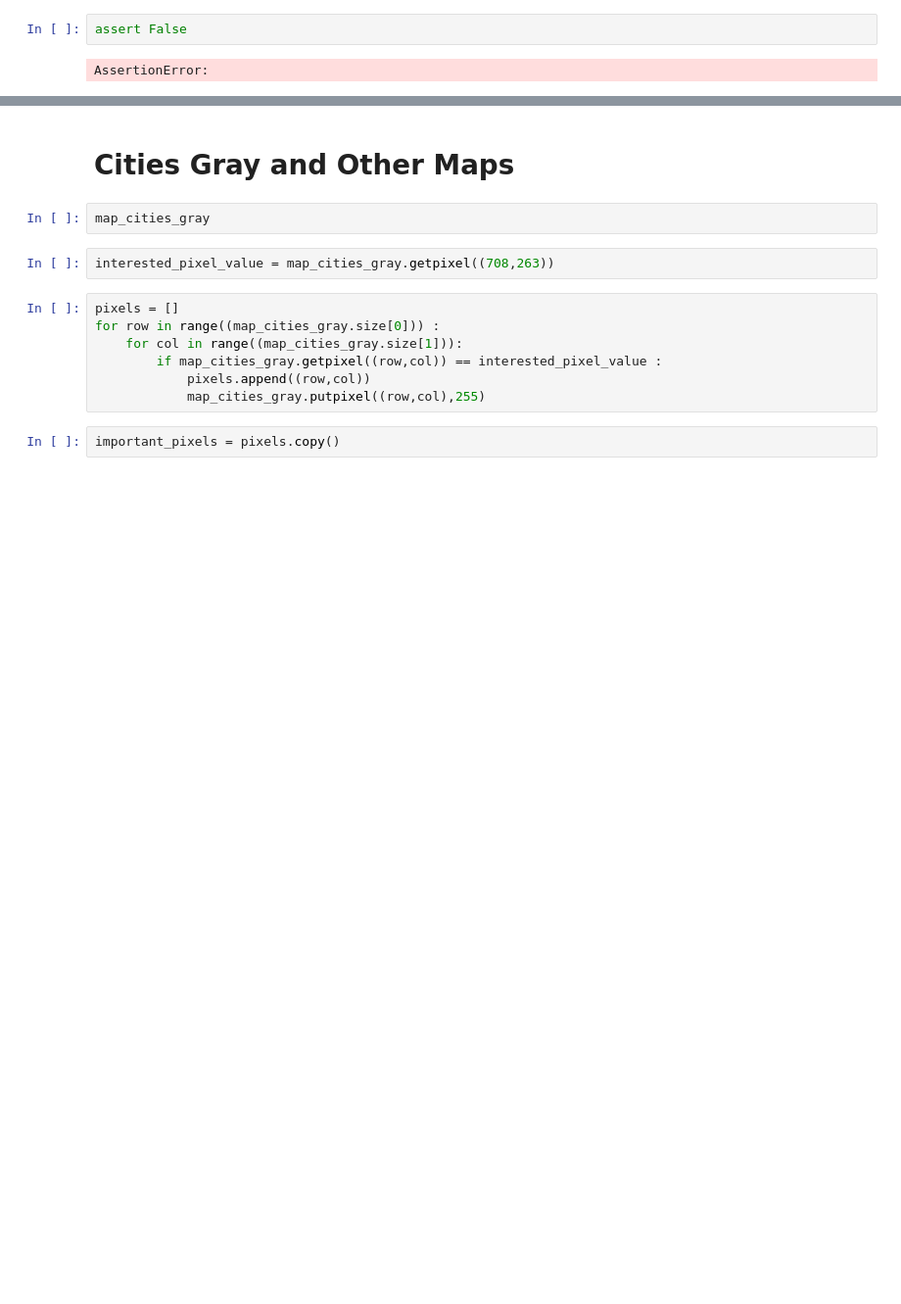
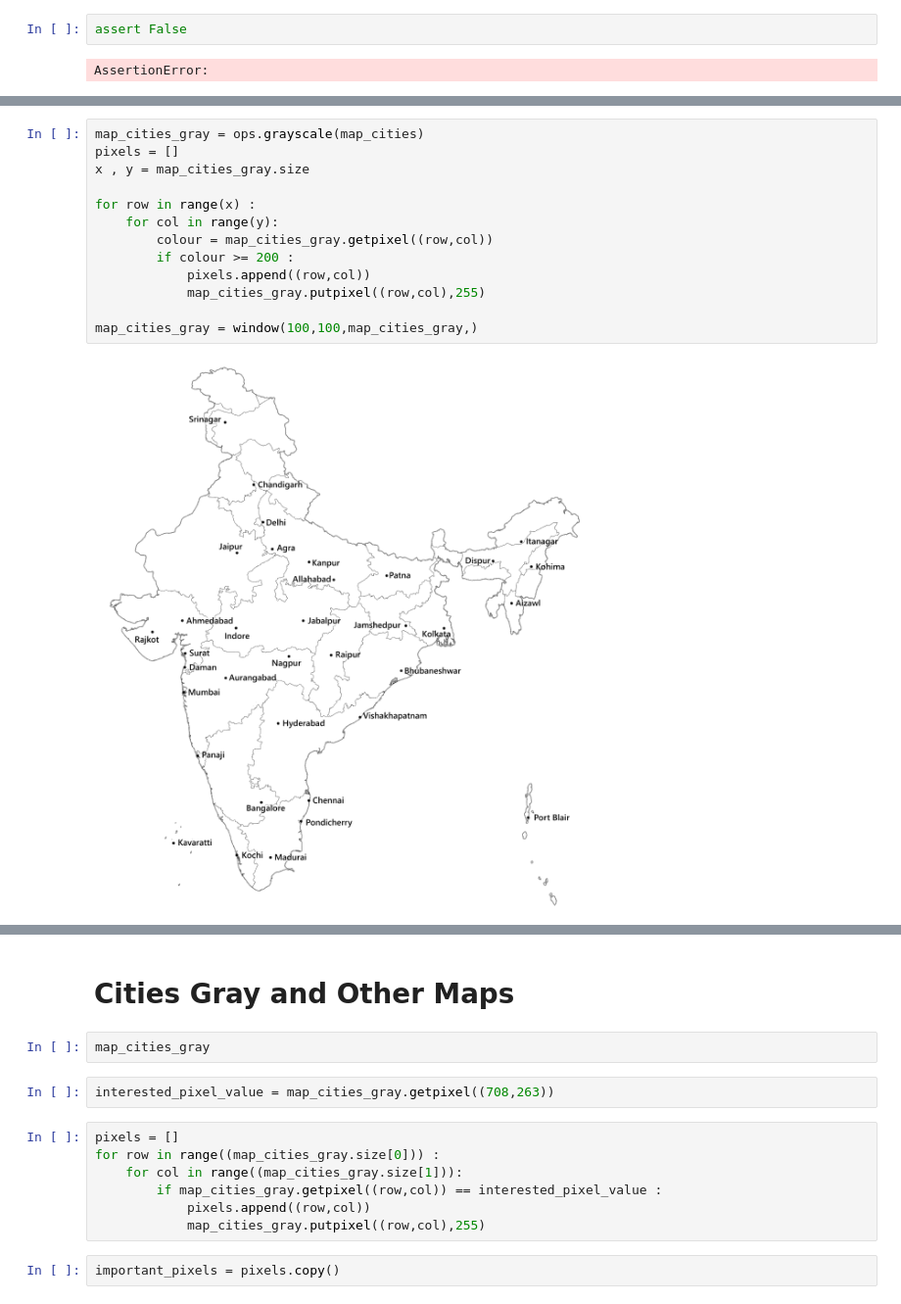
Before and after one commit to Ashirbad-Sarangi/evolutionary_algo_gpu, a Jupyter notebook: codes/process_maps.ipynb, the cells around one changed output, grey strips where cells are left out. Shown at 98% size. Drawn from its saved outputs; the diff is of its cells as text; blank space fills up the shorter version.

```diff
--- a/codes/process_maps.ipynb
+++ b/codes/process_maps.ipynb
@@ -155,0 +170,15 @@ AssertionError:
+# %%
+map_cities_gray = ops.grayscale(map_cities)
+pixels = []
+x , y = map_cities_gray.size
+
+for row in range(x) :
+    for col in range(y):
+        colour = map_cities_gray.getpixel((row,col))
+        if colour >= 200 :
+            pixels.append((row,col))
+            map_cities_gray.putpixel((row,col),255)
+
+map_cities_gray = window(100,100,map_cities_gray,)
+# %% [output]
+[figure, added]
```
Also changed, not shown: parts of 5 cells of this notebook, 3 other files.
